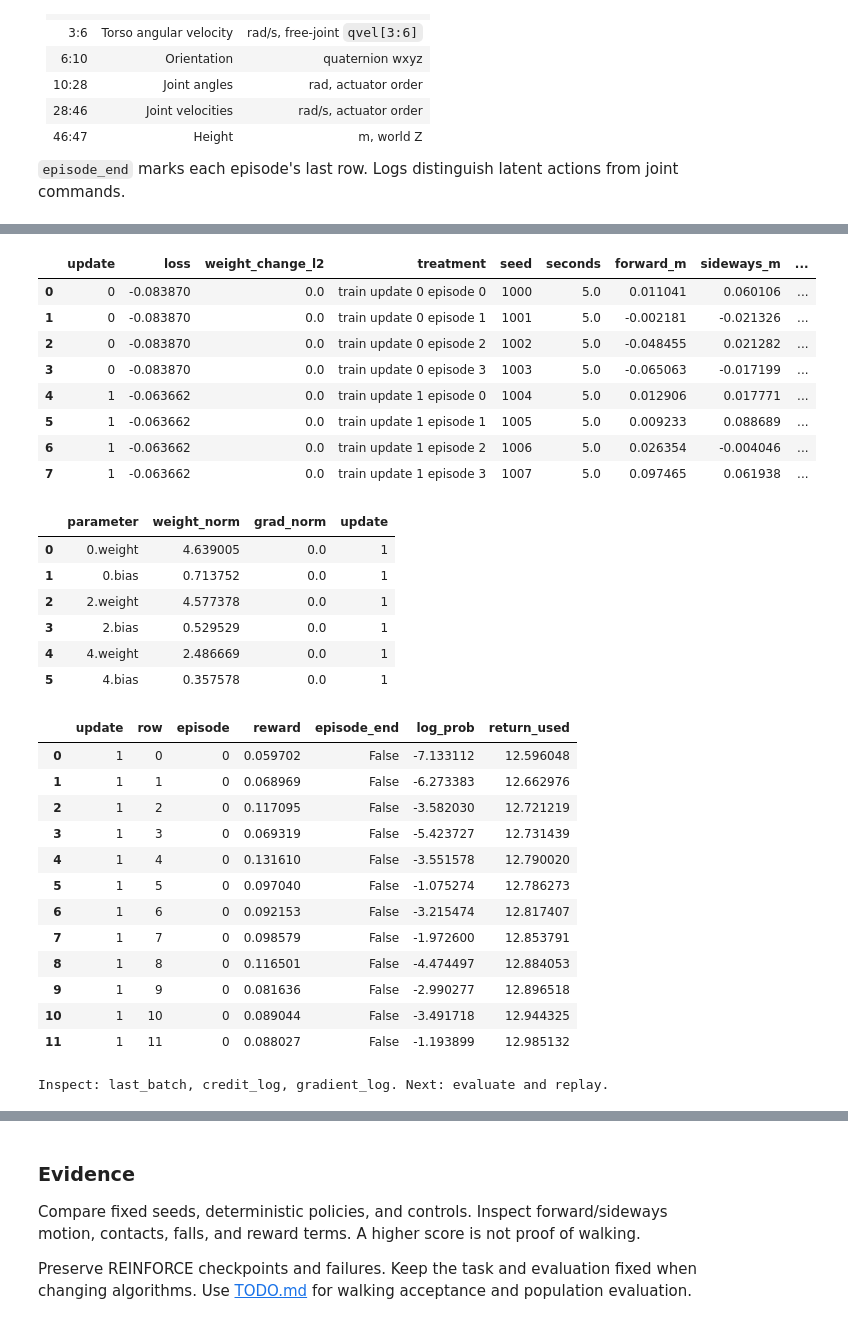
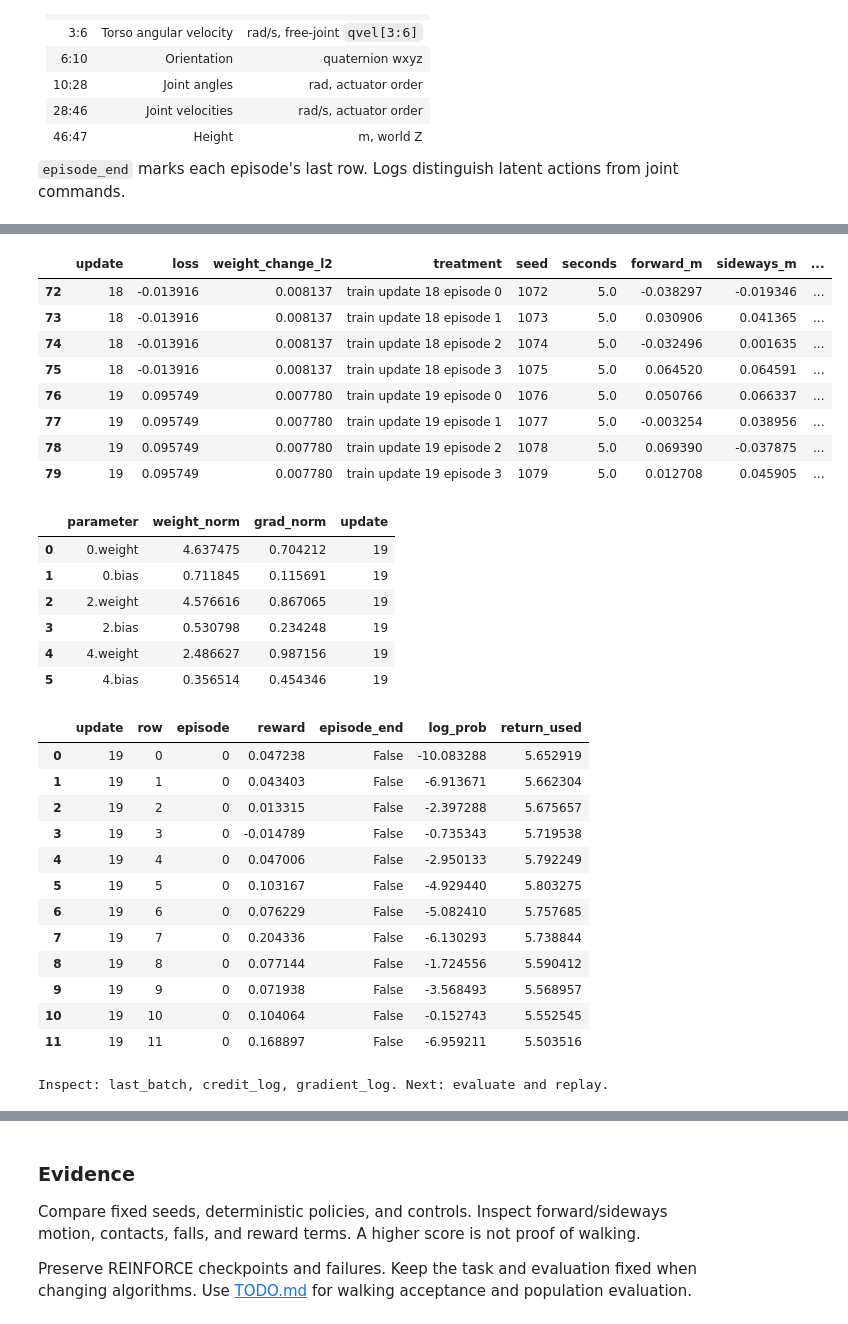
Before and after one commit to haidmoham/spider, a Jupyter notebook: lab/notebooks/04_mdp_contract.ipynb, the cells around one changed output, grey strips where cells are left out. Cells and saved outputs as stored; diff of their text form; code cells hidden in the pictures.

```diff
--- a/lab/notebooks/04_mdp_contract.ipynb
+++ b/lab/notebooks/04_mdp_contract.ipynb
@@ -340,14 +340,14 @@ def observation_from(state):
 
 def sample_action(network, observation, std, deterministic=False):
     distribution = Normal(network(observation), std)
-    latent = distribution.mean if deterministic else distribution.rsample()
+    latent = distribution.mean if deterministic else distribution.sample()
     log_prob = distribution.log_prob(latent).sum()
     return latent, log_prob
 
 
 def reward_terms(before, offsets_rad, after):
     return {
-        'progress': float(np.linalg.norm(after.torso_velocity[:2])),
+        'progress': float(after.torso_velocity[0]),
         'height': 0.1 * float(after.torso_position[2]),
     }
 
@@ -356,6 +356,8 @@ def reward_to_go(rewards, episode_end, gamma):
     returns = torch.empty_like(rewards)
     future = rewards.new_zeros(())
     for t in range(len(rewards) - 1, -1, -1):
+        if episode_end[t]:
+            future = rewards[t].new_zeros(())
         future = rewards[t] + gamma * future
         returns[t] = future
     return returns
@@ -366,7 +368,7 @@ def reinforce_loss(log_probs, returns):
     return -(log_probs * weights.detach()).mean()
 # %%
 # TRAIN A BOUNDED BLOCK. Actual robot physics and optimizer steps happen here.
-UPDATES_THIS_BLOCK = 2
+UPDATES_THIS_BLOCK = 20
 block_directory = run_directory / f'block-{updates:05d}'
 block_directory.mkdir(parents=True, exist_ok=False)
 # Preserve saved notebook source plus live function source when available in IPython.
@@ -434,32 +454,32 @@ update=1 | loss=-0.0636623 | weight change=0
 |  | update | loss | weight_change_l2 | treatment | seed | seconds | forward_m | sideways_m | ... |
-| 0 | 0 | -0.083870 | 0.0 | train update 0 episode 0 | 1000 | 5.0 | 0.011041 | 0.060106 | ... |
-| 1 | 0 | -0.083870 | 0.0 | train update 0 episode 1 | 1001 | 5.0 | -0.002181 | -0.021326 | ... |
-| 2 | 0 | -0.083870 | 0.0 | train update 0 episode 2 | 1002 | 5.0 | -0.048455 | 0.021282 | ... |
-| 3 | 0 | -0.083870 | 0.0 | train update 0 episode 3 | 1003 | 5.0 | -0.065063 | -0.017199 | ... |
-| 4 | 1 | -0.063662 | 0.0 | train update 1 episode 0 | 1004 | 5.0 | 0.012906 | 0.017771 | ... |
-| 5 | 1 | -0.063662 | 0.0 | train update 1 episode 1 | 1005 | 5.0 | 0.009233 | 0.088689 | ... |
-| 6 | 1 | -0.063662 | 0.0 | train update 1 episode 2 | 1006 | 5.0 | 0.026354 | -0.004046 | ... |
-| 7 | 1 | -0.063662 | 0.0 | train update 1 episode 3 | 1007 | 5.0 | 0.097465 | 0.061938 | ... |
+| 72 | 18 | -0.013916 | 0.008137 | train update 18 episode 0 | 1072 | 5.0 | -0.038297 | -0.019346 | ... |
+| 73 | 18 | -0.013916 | 0.008137 | train update 18 episode 1 | 1073 | 5.0 | 0.030906 | 0.041365 | ... |
+| 74 | 18 | -0.013916 | 0.008137 | train update 18 episode 2 | 1074 | 5.0 | -0.032496 | 0.001635 | ... |
+| 75 | 18 | -0.013916 | 0.008137 | train update 18 episode 3 | 1075 | 5.0 | 0.064520 | 0.064591 | ... |
+| 76 | 19 | 0.095749 | 0.007780 | train update 19 episode 0 | 1076 | 5.0 | 0.050766 | 0.066337 | ... |
+| 77 | 19 | 0.095749 | 0.007780 | train update 19 episode 1 | 1077 | 5.0 | -0.003254 | 0.038956 | ... |
+| 78 | 19 | 0.095749 | 0.007780 | train update 19 episode 2 | 1078 | 5.0 | 0.069390 | -0.037875 | ... |
+| 79 | 19 | 0.095749 | 0.007780 | train update 19 episode 3 | 1079 | 5.0 | 0.012708 | 0.045905 | ... |
 |  | parameter | weight_norm | grad_norm | update |
-| 0 | 0.weight | 4.639005 | 0.0 | 1 |
-| 1 | 0.bias | 0.713752 | 0.0 | 1 |
-| 2 | 2.weight | 4.577378 | 0.0 | 1 |
-| 3 | 2.bias | 0.529529 | 0.0 | 1 |
-| 4 | 4.weight | 2.486669 | 0.0 | 1 |
-| 5 | 4.bias | 0.357578 | 0.0 | 1 |
+| 0 | 0.weight | 4.637475 | 0.704212 | 19 |
+| 1 | 0.bias | 0.711845 | 0.115691 | 19 |
+| 2 | 2.weight | 4.576616 | 0.867065 | 19 |
+| 3 | 2.bias | 0.530798 | 0.234248 | 19 |
+| 4 | 4.weight | 2.486627 | 0.987156 | 19 |
+| 5 | 4.bias | 0.356514 | 0.454346 | 19 |
 |  | update | row | episode | reward | episode_end | log_prob | return_used |
-| 0 | 1 | 0 | 0 | 0.059702 | False | -7.133112 | 12.596048 |
-| 1 | 1 | 1 | 0 | 0.068969 | False | -6.273383 | 12.662976 |
-| 2 | 1 | 2 | 0 | 0.117095 | False | -3.582030 | 12.721219 |
-| 3 | 1 | 3 | 0 | 0.069319 | False | -5.423727 | 12.731439 |
-| 4 | 1 | 4 | 0 | 0.131610 | False | -3.551578 | 12.790020 |
-| 5 | 1 | 5 | 0 | 0.097040 | False | -1.075274 | 12.786273 |
-| 6 | 1 | 6 | 0 | 0.092153 | False | -3.215474 | 12.817407 |
-| 7 | 1 | 7 | 0 | 0.098579 | False | -1.972600 | 12.853791 |
-| 8 | 1 | 8 | 0 | 0.116501 | False | -4.474497 | 12.884053 |
-| 9 | 1 | 9 | 0 | 0.081636 | False | -2.990277 | 12.896518 |
-| 10 | 1 | 10 | 0 | 0.089044 | False | -3.491718 | 12.944325 |
-| 11 | 1 | 11 | 0 | 0.088027 | False | -1.193899 | 12.985132 |
+| 0 | 19 | 0 | 0 | 0.047238 | False | -10.083288 | 5.652919 |
+| 1 | 19 | 1 | 0 | 0.043403 | False | -6.913671 | 5.662304 |
+| 2 | 19 | 2 | 0 | 0.013315 | False | -2.397288 | 5.675657 |
+| 3 | 19 | 3 | 0 | -0.014789 | False | -0.735343 | 5.719538 |
+| 4 | 19 | 4 | 0 | 0.047006 | False | -2.950133 | 5.792249 |
+| 5 | 19 | 5 | 0 | 0.103167 | False | -4.929440 | 5.803275 |
+| 6 | 19 | 6 | 0 | 0.076229 | False | -5.082410 | 5.757685 |
+| 7 | 19 | 7 | 0 | 0.204336 | False | -6.130293 | 5.738844 |
+| 8 | 19 | 8 | 0 | 0.077144 | False | -1.724556 | 5.590412 |
+| 9 | 19 | 9 | 0 | 0.071938 | False | -3.568493 | 5.568957 |
+| 10 | 19 | 10 | 0 | 0.104064 | False | -0.152743 | 5.552545 |
+| 11 | 19 | 11 | 0 | 0.168897 | False | -6.959211 | 5.503516 |
 Inspect: last_batch, credit_log, gradient_log. Next: evaluate and replay.
 # %%
 # EVALUATE: no weight updates. Keep seeds/settings fixed between comparisons.
```
Also changed, not shown: parts of 3 cells of this notebook, 1 other file.
